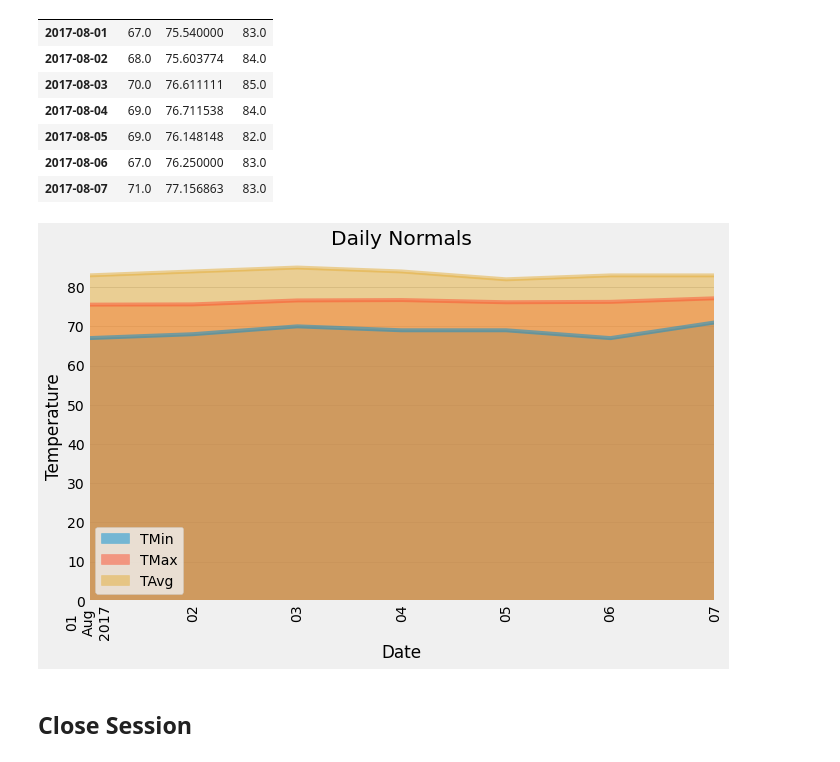
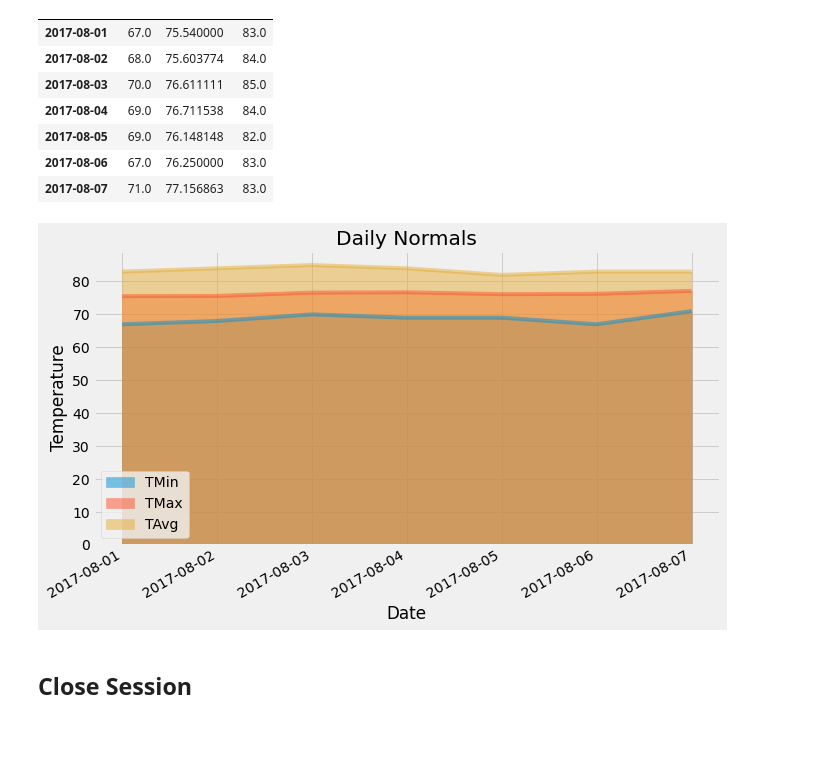
Before and after one commit to sherintm/climate-analysis, a Jupyter notebook: temp_analysis_bonus_2_starter.ipynb, the cells around one changed output. Saved outputs shown, nothing was run; the diff lists cells and outputs as text; code cells hidden in the pictures; blank space fills up the shorter version.

```diff
--- a/temp_analysis_bonus_2_starter.ipynb
+++ b/temp_analysis_bonus_2_starter.ipynb
@@ -186,14 +186,14 @@ df
 | 2017-08-07 | 71.0 | 77.156863 | 83.0 |
 # %%
 # Plot the daily normals as an area plot with `stacked=False`
-df.plot(kind="area", stacked=False, figsize=(10,6), rot="vertical")
+df.plot(kind="area", stacked=False, figsize=(10,6), x_compat=True)
 plt.xlabel("Date")
 plt.ylabel("Temperature")
 plt.title("Daily Normals")
 plt.savefig('Images/DailyNormals')
 plt.show()
 # %% [output]
-[figure, old version]
+[figure, new version]
 # %% [markdown]
 ## Close Session
 # %%
```
Also changed, not shown: 2 other files.
